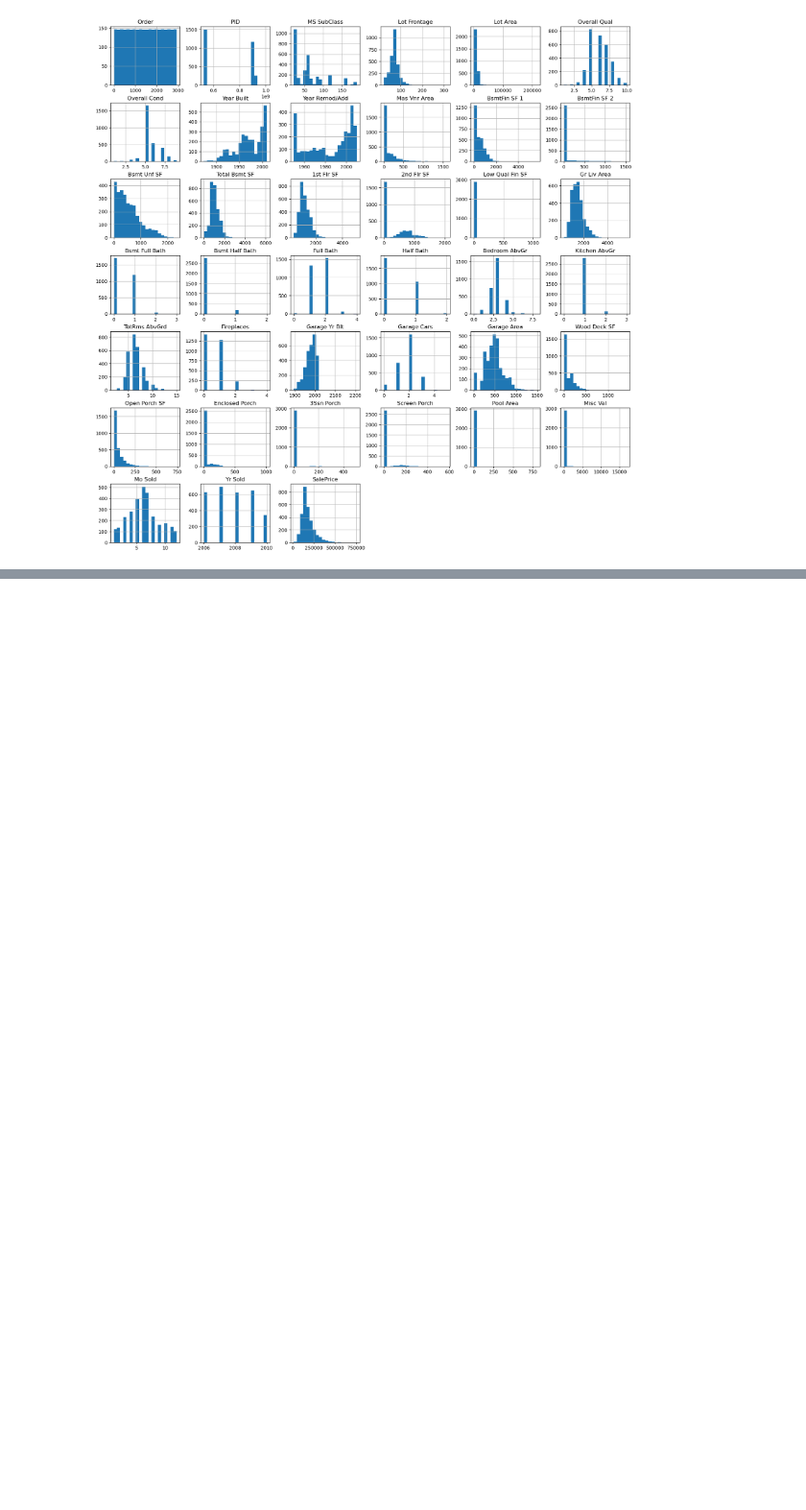
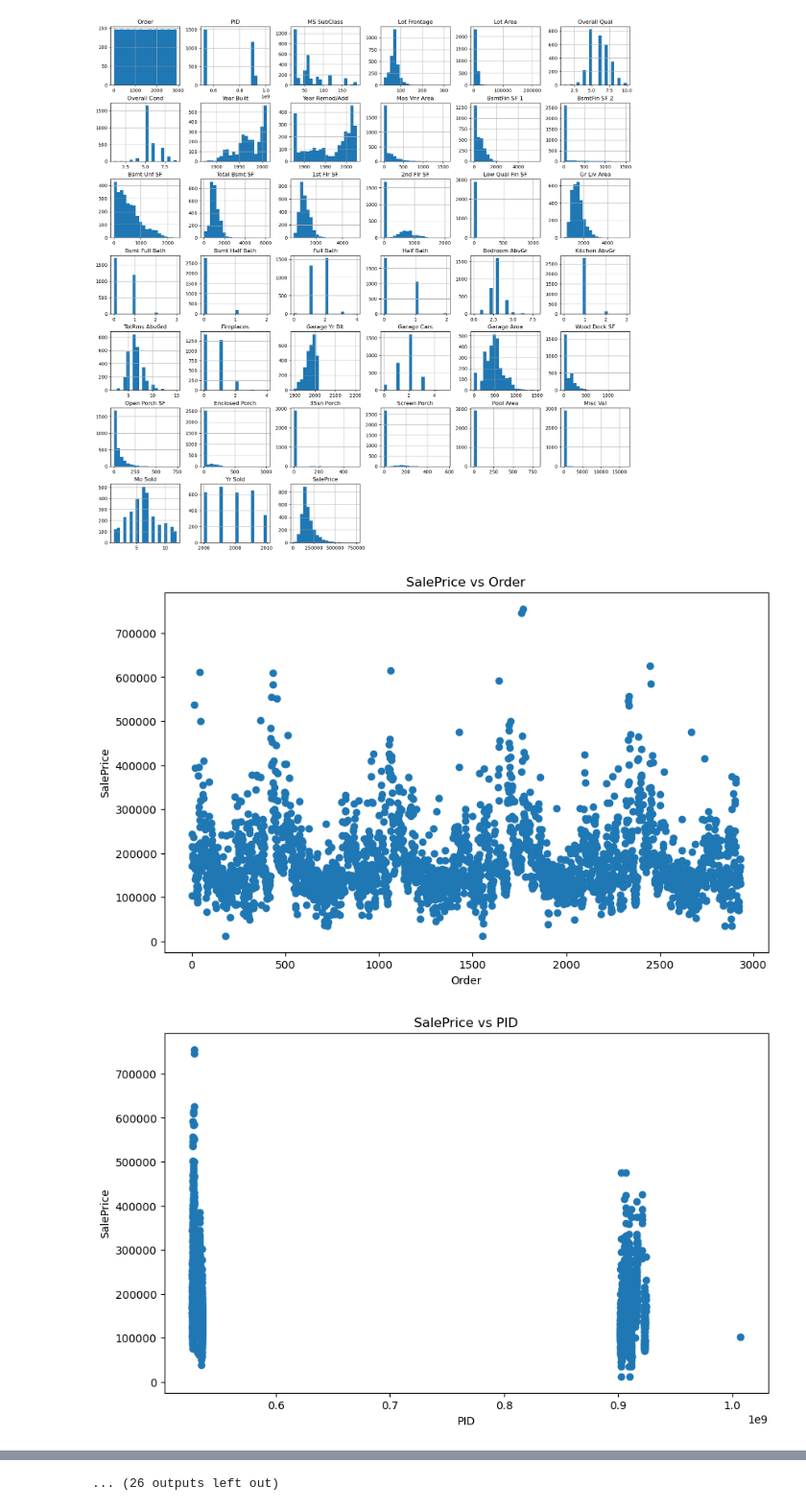
Before and after one commit to jdanielle12/Predict-Housing-Prices, a Jupyter notebook: housing_predictions.ipynb, the cells around one changed output, grey strips where cells are left out. Shown at 96% size. Drawn from its saved outputs; the diff is of its cells as text; code cells hidden in the pictures; blank space fills up the shorter version.

Commit message:
Scatter Plots Visualize the relationships from our features and target variable

```diff
--- a/housing_predictions.ipynb
+++ b/housing_predictions.ipynb
@@ -187,3 +187,16 @@ ames_df[numerical_columns].hist(bins=20, figsize=(20,20))
 plt.show()
 # %% [output]
 [figure]
+# %%
+#Scatter Plots Visualize the relationships from our features and target variable
+for column in numerical_columns:
+    if column != 'SalePrice':
+        plt.figure(figsize=(10,6))
+        plt.scatter(ames_df[column], ames_df['SalePrice'])
+        plt.xlabel(column)
+        plt.ylabel('SalePrice')
+        plt.title(f'SalePrice vs {column}')
+        plt.show()
+# %% [output]
+[figure, added]
+[figure, added]
@@ -189,0 +213 @@ plt.show()
+... (26 outputs left out)
```
Also changed, not shown: parts of 2 cells of this notebook.
